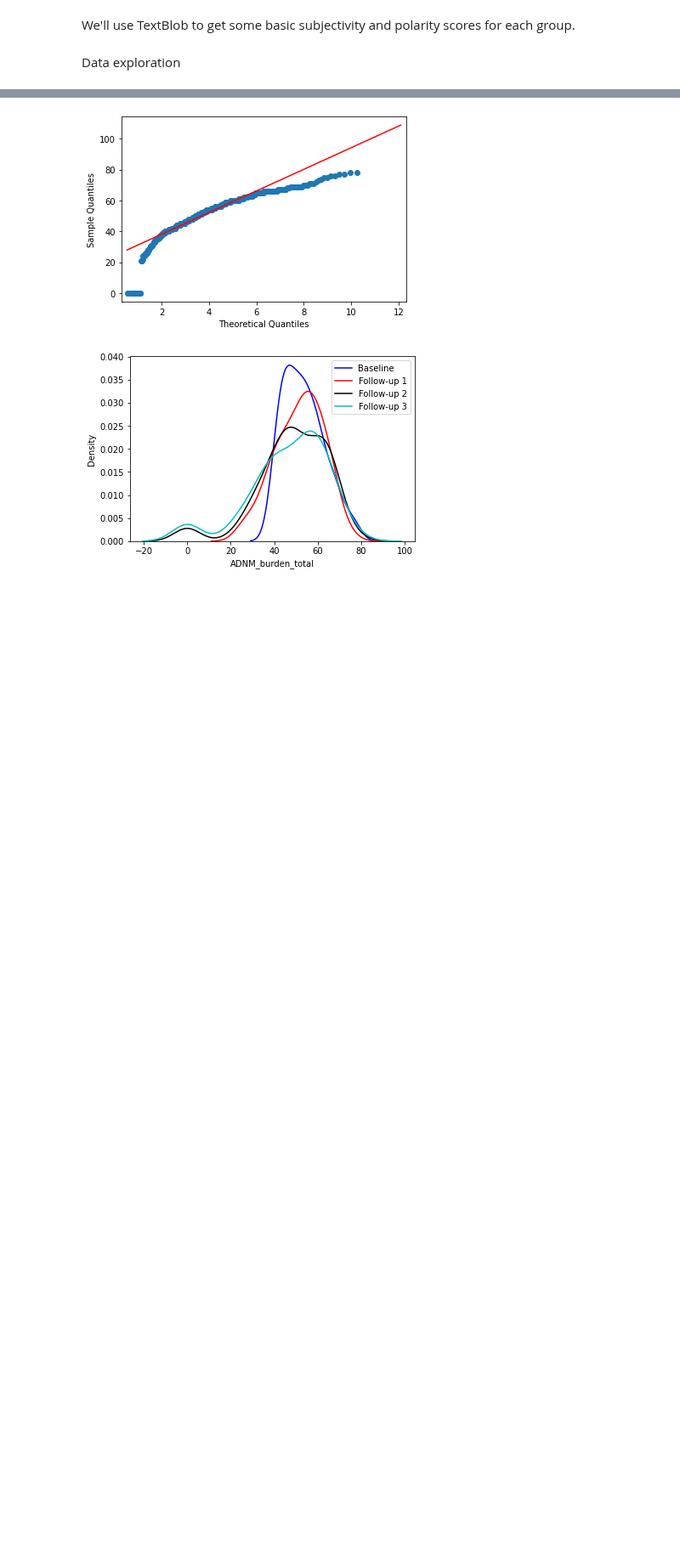
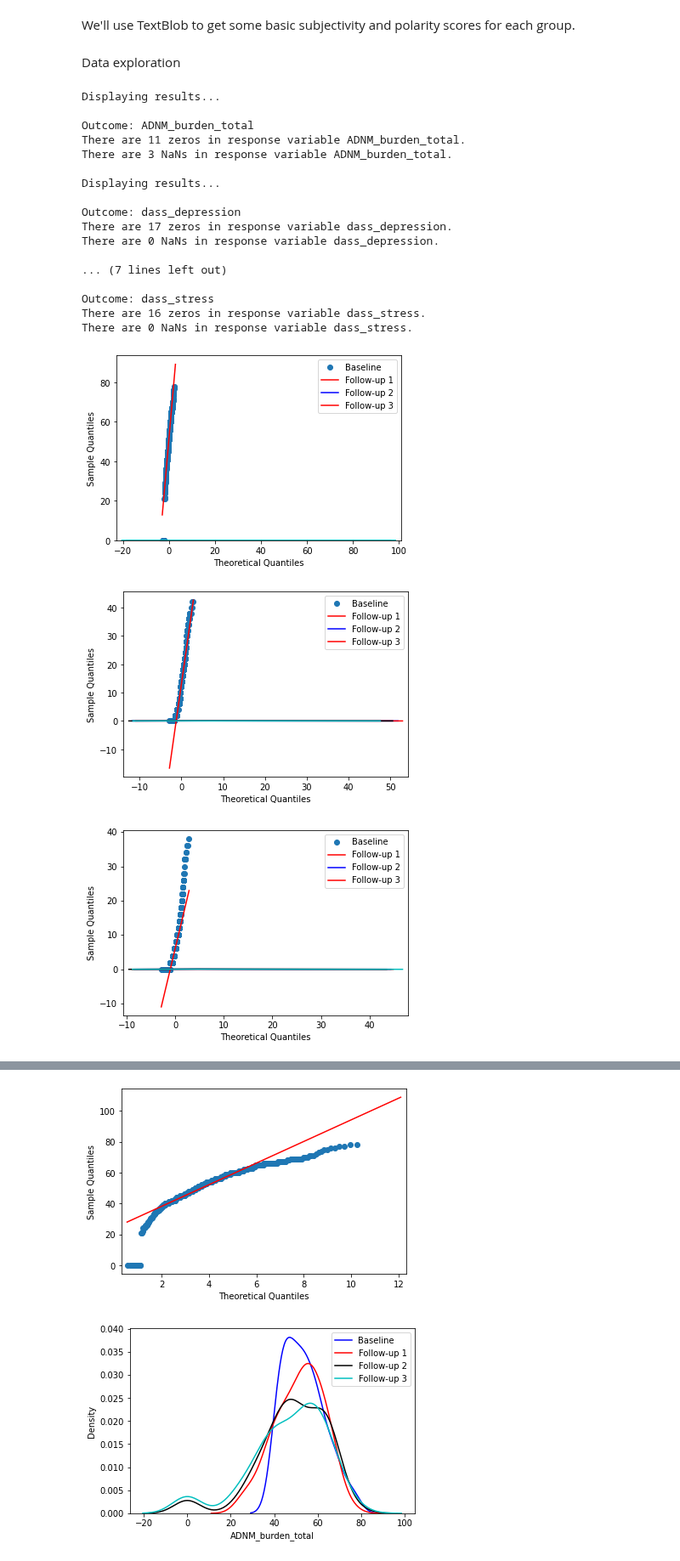
Before and after one commit to lucia-lux/EW_analysis, a Jupyter notebook: ew_anlaysis_1510.ipynb, the cells around one changed output, grey strips where cells are left out. Shown at 85% size. Saved outputs shown, nothing was run; the diff lists cells and outputs as text; code cells hidden in the pictures; blank space fills up the shorter version.

Commit message:
small changes to data explorer class.

```diff
--- a/ew_anlaysis_1510.ipynb
+++ b/ew_anlaysis_1510.ipynb
@@ -154,8 +154,9 @@ class Data_Explorer:
         self.nan_ids = in_df.loc[in_df[self.response_name].isna(),'id'].values
 
     def zero_ids(self, in_df):
-        self.zero_ids = in_df.loc[(in_df[self.response_name]==0)&(in_df.order.isin([2,3,4])), 'id'].unique()
+        self.zero_ids = in_df.loc[in_df[self.response_name]==0, 'id'].unique()
         self.zero_groups = in_df.loc[in_df.id.isin(self.zero_ids),'Group'].value_counts()
+
 
     def visualize_dist(self, distribution = None):
         if not distribution:
@@ -177,8 +178,8 @@ class Data_Explorer:
         plt.legend(names)
 
     def draw_mean_trajectories(self,in_df):
-        fig, ax = plt.subplots(figsize=(6, 6))
-        fig = interaction_plot(
+        fig_mean, ax = plt.subplots(figsize=(6, 6))
+        fig_mean = interaction_plot(
         x=in_df.time,
         trace=in_df.Group,
         response=in_df[self.response_name],
@@ -309,3 +305,39 @@ writing_df['polarity'] = writing_df.sentiment.apply([lambda x: x.sentiment.polar
 writing_df['subjectivity'] = writing_df.sentiment.apply([lambda x: x.sentiment.subjectivity])
 # %% [markdown]
 Data exploration
+# %%
+for outcome in ['ADNM_burden_total','dass_depression','dass_anxiety','dass_stress']:
+    print('\nDisplaying results...\n')
+    dt = Data_Explorer(outcome)
+    dt.nan_ids(all_dat_df)
+    dt.zero_ids(all_dat_df)
+    print('Outcome: {}'.format(dt.response_name))
+    print(f'There are {len(dt.zero_ids)} zeros in response variable {dt.response_name}.')
+    print(f'There are {len(dt.nan_ids)} NaNs in response variable {dt.response_name}.')
+
+    dt.visualize_dist()
+    #plt.close('all')
+    colors = ['b','r','k','c']
+    names = ['Baseline','Follow-up 1', 'Follow-up 2','Follow-up 3']
+    dt.draw_kdeplot(all_dat_df,names, colors)
+# %% [output]
+Displaying results...
+
+Outcome: ADNM_burden_total
+There are 11 zeros in response variable ADNM_burden_total.
+There are 3 NaNs in response variable ADNM_burden_total.
+
+Displaying results...
+
+Outcome: dass_depression
+There are 17 zeros in response variable dass_depression.
+There are 0 NaNs in response variable dass_depression.
+
+... (7 lines left out)
+
+Outcome: dass_stress
+There are 16 zeros in response variable dass_stress.
+There are 0 NaNs in response variable dass_stress.
+[figure, added]
+[figure, added]
+[figure, added]
```
Also changed, not shown: parts of 2 cells of this notebook.
